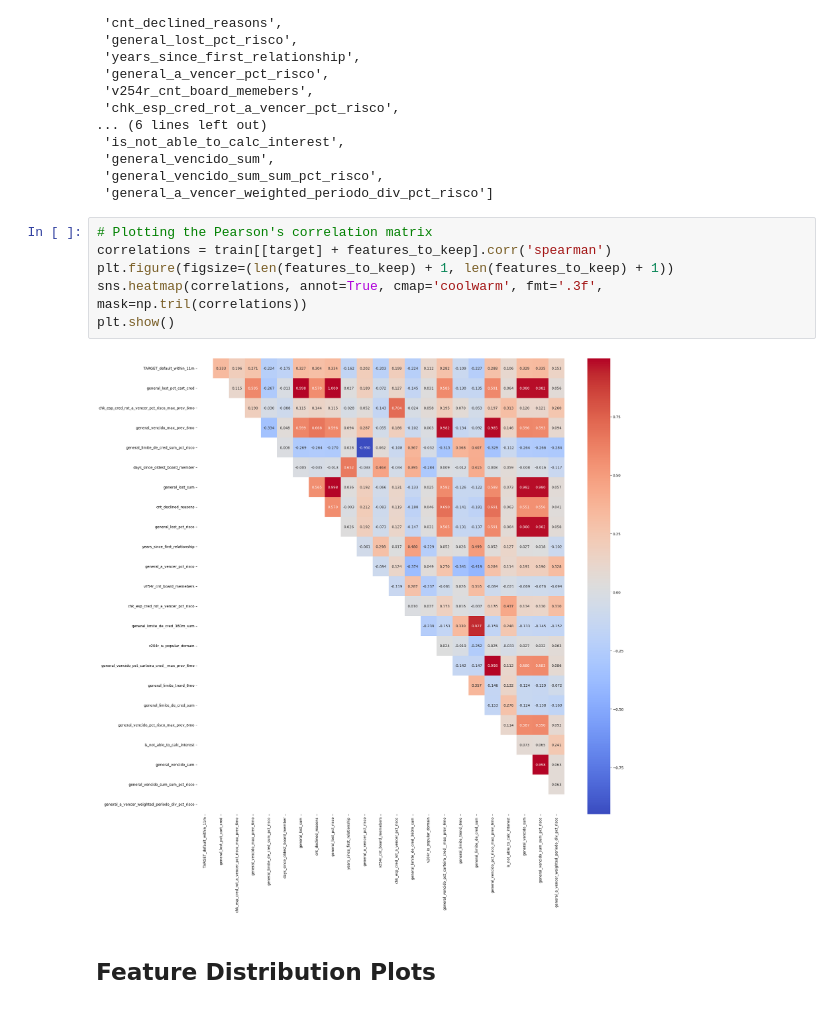
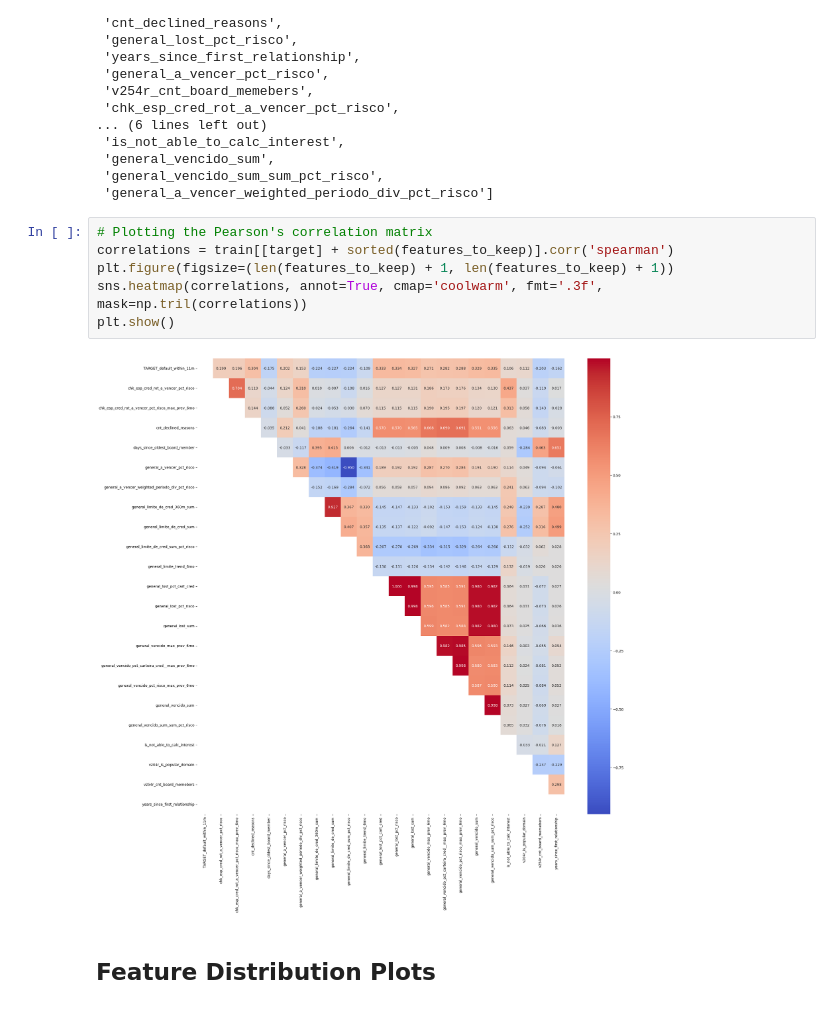
Before and after one commit to nicolas-bc/credit-model, a Jupyter notebook: eda.ipynb, the cells around one changed output. Cells and saved outputs as stored; diff of their text form.

```diff
--- a/eda.ipynb
+++ b/eda.ipynb
@@ -453,12 +453,12 @@ features_to_keep
  'general_a_vencer_weighted_periodo_div_pct_risco']
 # %%
 # Plotting the Pearson's correlation matrix
-correlations = train[[target] + features_to_keep].corr('spearman')
+correlations = train[[target] + sorted(features_to_keep)].corr('spearman')
 plt.figure(figsize=(len(features_to_keep) + 1, len(features_to_keep) + 1))
 sns.heatmap(correlations, annot=True, cmap='coolwarm', fmt='.3f', mask=np.tril(correlations))
 plt.show()
 # %% [output]
-[figure, old version]
+[figure, new version]
 # %% [markdown]
 ## Feature Distribution Plots
 # %%
```
Also changed, not shown: parts of 5 cells of this notebook.
